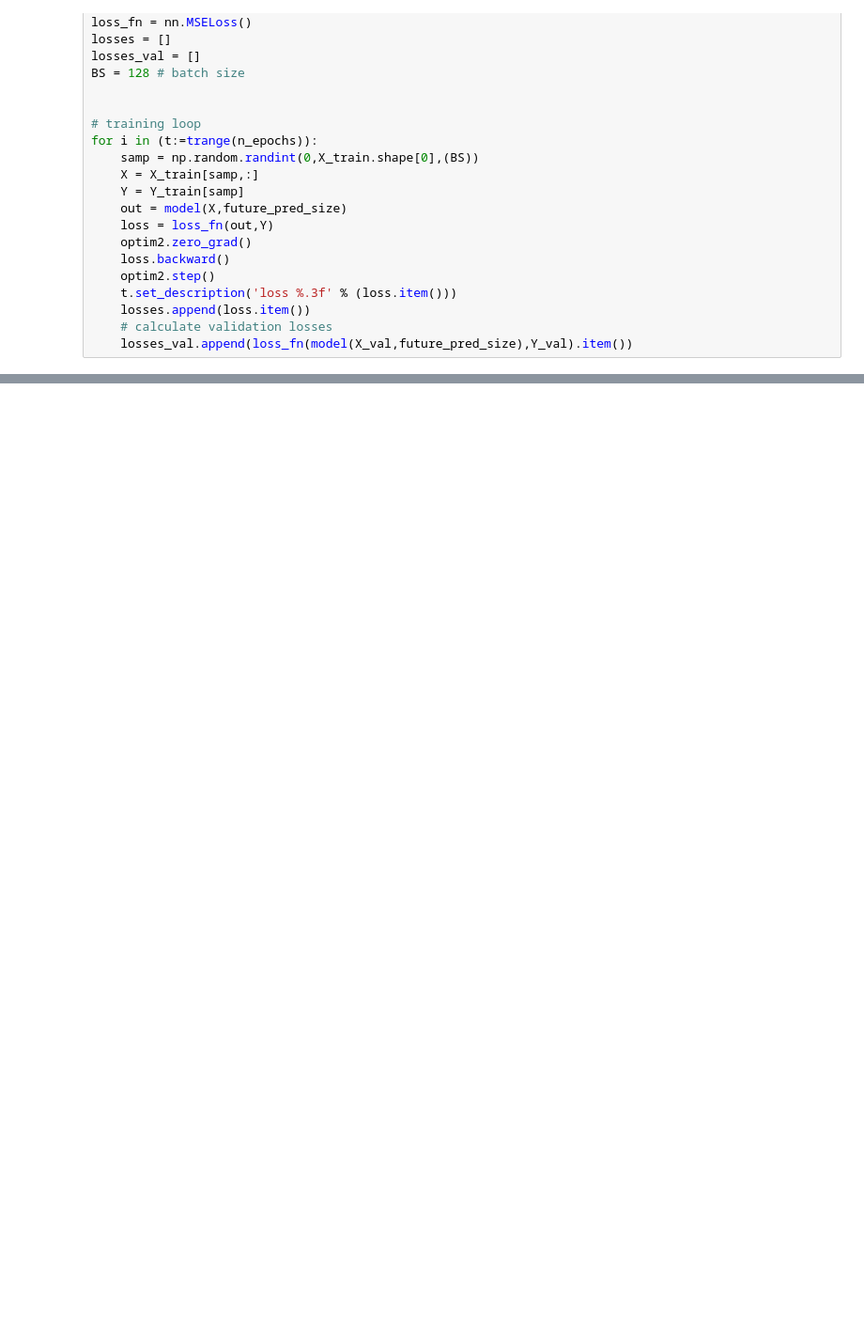
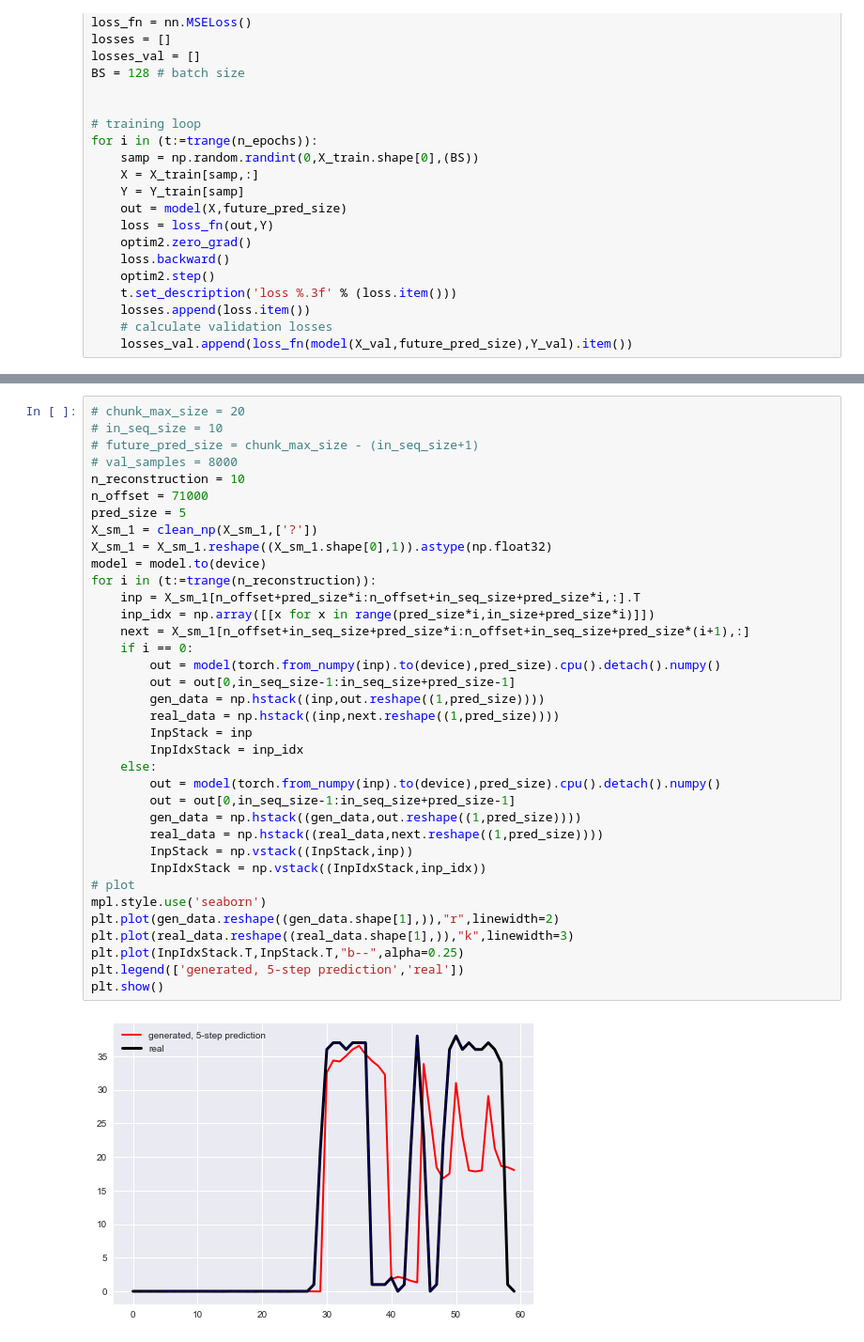
Before and after one commit to shourya01/ml-notebooks, a Jupyter notebook: forecast_power_data.ipynb, the cells around one changed output, grey strips where cells are left out. Shown at 94% size. Saved outputs shown, nothing was run; the diff lists cells and outputs as text; blank space fills up the shorter version.

```diff
--- a/forecast_power_data.ipynb
+++ b/forecast_power_data.ipynb
@@ -279,0 +283,38 @@ plt.show()
+# %%
+# chunk_max_size = 20
+# in_seq_size = 10
+# future_pred_size = chunk_max_size - (in_seq_size+1)
+# val_samples = 8000
+n_reconstruction = 10
+n_offset = 71000
+pred_size = 5
+X_sm_1 = clean_np(X_sm_1,['?'])
+X_sm_1 = X_sm_1.reshape((X_sm_1.shape[0],1)).astype(np.float32)
+model = model.to(device)
+for i in (t:=trange(n_reconstruction)):
+    inp = X_sm_1[n_offset+pred_size*i:n_offset+in_seq_size+pred_size*i,:].T
+    inp_idx = np.array([[x for x in range(pred_size*i,in_size+pred_size*i)]])
+    next = X_sm_1[n_offset+in_seq_size+pred_size*i:n_offset+in_seq_size+pred_size*(i+1),:]
+    if i == 0:
+        out = model(torch.from_numpy(inp).to(device),pred_size).cpu().detach().numpy()
+        out = out[0,in_seq_size-1:in_seq_size+pred_size-1]
+        gen_data = np.hstack((inp,out.reshape((1,pred_size))))
+        real_data = np.hstack((inp,next.reshape((1,pred_size))))
+        InpStack = inp
+        InpIdxStack = inp_idx
+    else:
+        out = model(torch.from_numpy(inp).to(device),pred_size).cpu().detach().numpy()
+        out = out[0,in_seq_size-1:in_seq_size+pred_size-1]
+        gen_data = np.hstack((gen_data,out.reshape((1,pred_size))))
+        real_data = np.hstack((real_data,next.reshape((1,pred_size))))
+        InpStack = np.vstack((InpStack,inp))
+        InpIdxStack = np.vstack((InpIdxStack,inp_idx))
+# plot
+mpl.style.use('seaborn')
+plt.plot(gen_data.reshape((gen_data.shape[1],)),"r",linewidth=2)
+plt.plot(real_data.reshape((real_data.shape[1],)),"k",linewidth=3)
+plt.plot(InpIdxStack.T,InpStack.T,"b--",alpha=0.25)
+plt.legend(['generated, 5-step prediction','real'])
+plt.show()
+# %% [output]
+[figure, added]
```
Also changed, not shown: parts of 5 cells of this notebook.
